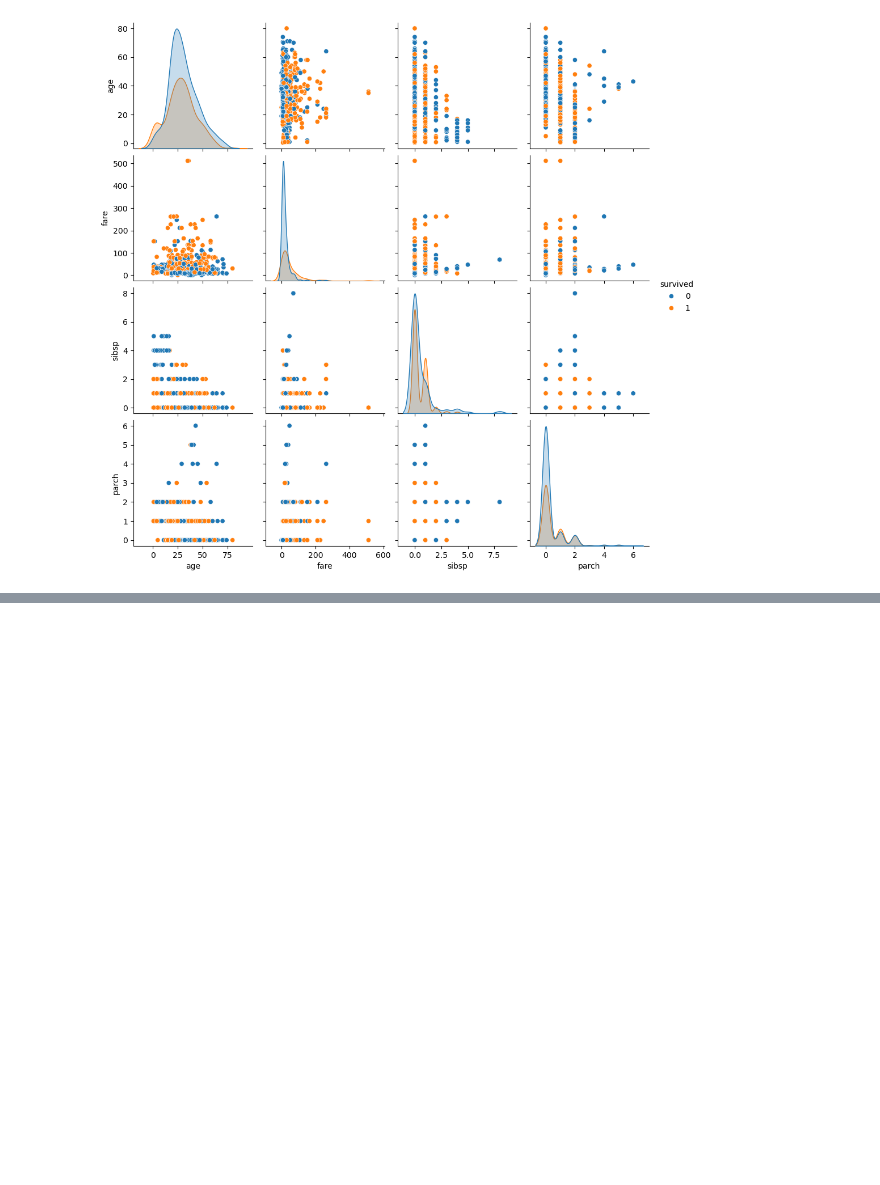
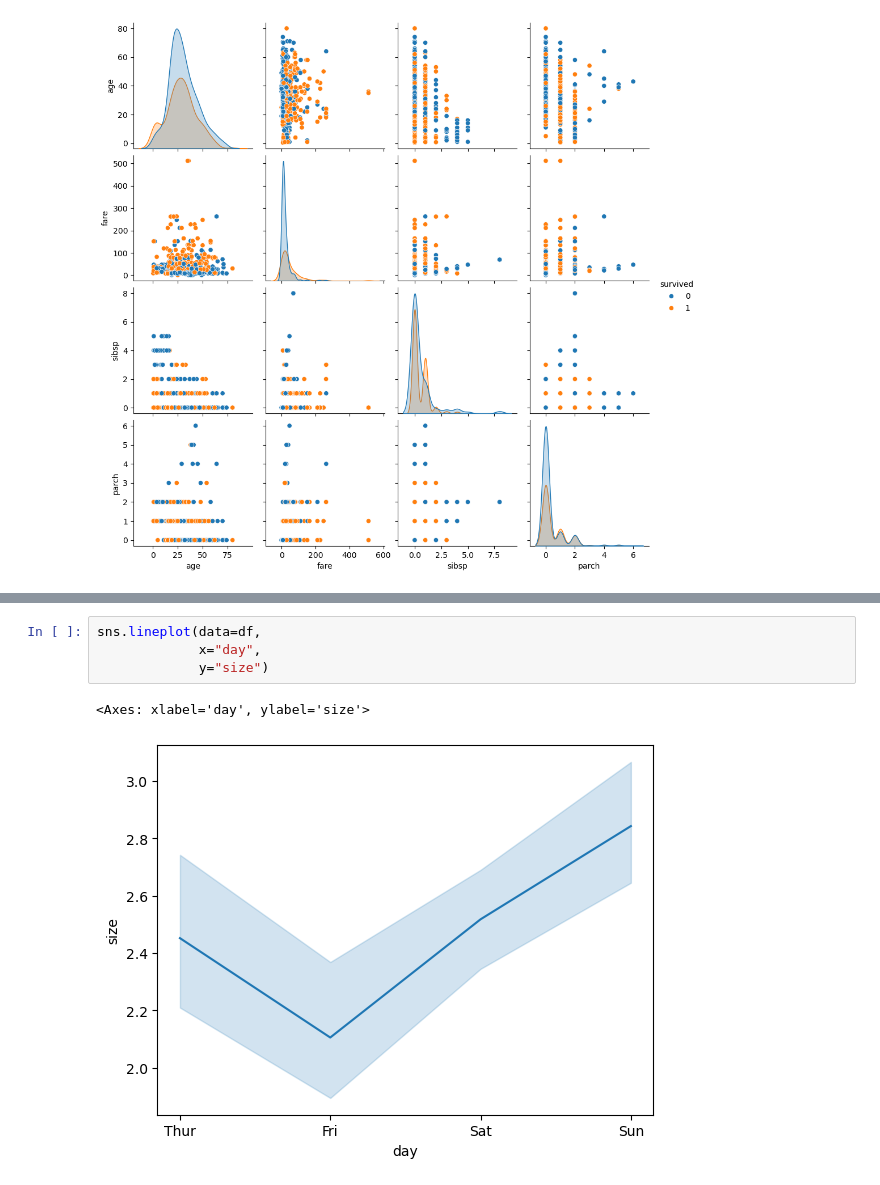
Before and after one commit to rahulostwal30/seaborn, a Jupyter notebook: seaborn.ipynb, the cells around one changed output, grey strips where cells are left out. Saved outputs shown, nothing was run; the diff lists cells and outputs as text; blank space fills up the shorter version.

```diff
--- a/seaborn.ipynb
+++ b/seaborn.ipynb
@@ -147,0 +199,7 @@ sns.heatmap(
+# %%
+sns.lineplot(data=df,
+             x="day",
+             y="size")
+# %% [output]
+<Axes: xlabel='day', ylabel='size'>
+[figure, added]
```
Also changed, not shown: parts of 22 cells of this notebook.
